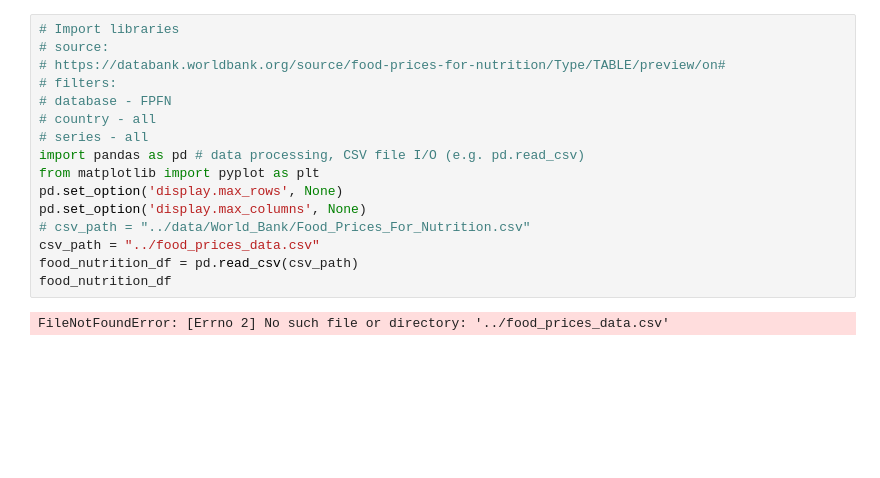
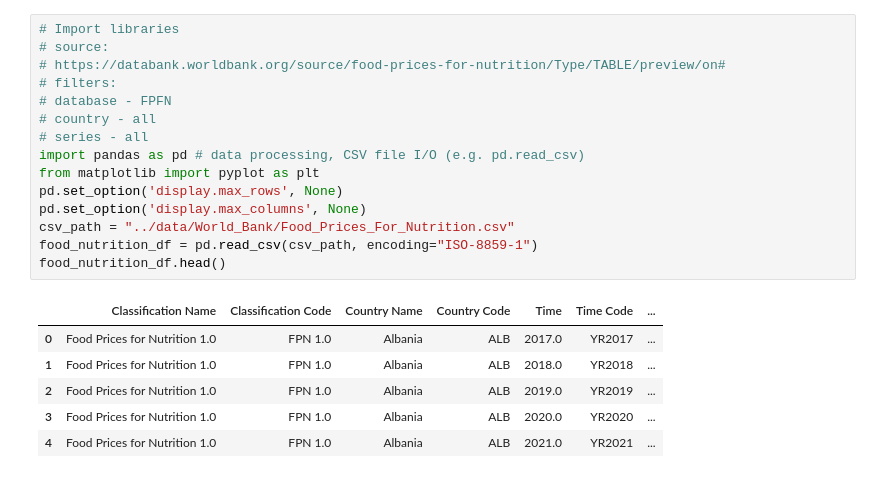
Before and after one commit to JimGile/group3-project1, a Jupyter notebook: src/food_nutrition_data.ipynb, the cells around one changed output. Cells and saved outputs as stored; diff of their text form; blank space fills up the shorter version.

```diff
--- a/src/food_nutrition_data.ipynb
+++ b/src/food_nutrition_data.ipynb
@@ -1,21 +1,25 @@
 # %%
 # Import libraries
 # source:
 # https://databank.worldbank.org/source/food-prices-for-nutrition/Type/TABLE/preview/on#
 # filters:
 # database - FPFN
 # country - all
 # series - all
 import pandas as pd # data processing, CSV file I/O (e.g. pd.read_csv)
 from matplotlib import pyplot as plt
 pd.set_option('display.max_rows', None)
 pd.set_option('display.max_columns', None)
-# csv_path = "../data/World_Bank/Food_Prices_For_Nutrition.csv"
-csv_path = "../food_prices_data.csv"
-food_nutrition_df = pd.read_csv(csv_path)
-food_nutrition_df
+csv_path = "../data/World_Bank/Food_Prices_For_Nutrition.csv"
+food_nutrition_df = pd.read_csv(csv_path, encoding="ISO-8859-1")
+food_nutrition_df.head()
 # %% [output]
-FileNotFoundError: [Errno 2] No such file or directory: '../food_prices_data.csv'
+|  | Classification Name | Classification Code | Country Name | Country Code | Time | Time Code | ... |
+| 0 | Food Prices for Nutrition 1.0 | FPN 1.0 | Albania | ALB | 2017.0 | YR2017 | ... |
+| 1 | Food Prices for Nutrition 1.0 | FPN 1.0 | Albania | ALB | 2018.0 | YR2018 | ... |
+| 2 | Food Prices for Nutrition 1.0 | FPN 1.0 | Albania | ALB | 2019.0 | YR2019 | ... |
+| 3 | Food Prices for Nutrition 1.0 | FPN 1.0 | Albania | ALB | 2020.0 | YR2020 | ... |
+| 4 | Food Prices for Nutrition 1.0 | FPN 1.0 | Albania | ALB | 2021.0 | YR2021 | ... |
 # %%
 #Data
 food_nutrition_df.count()
```
Also changed, not shown: parts of 4 cells of this notebook, 6 other files.
